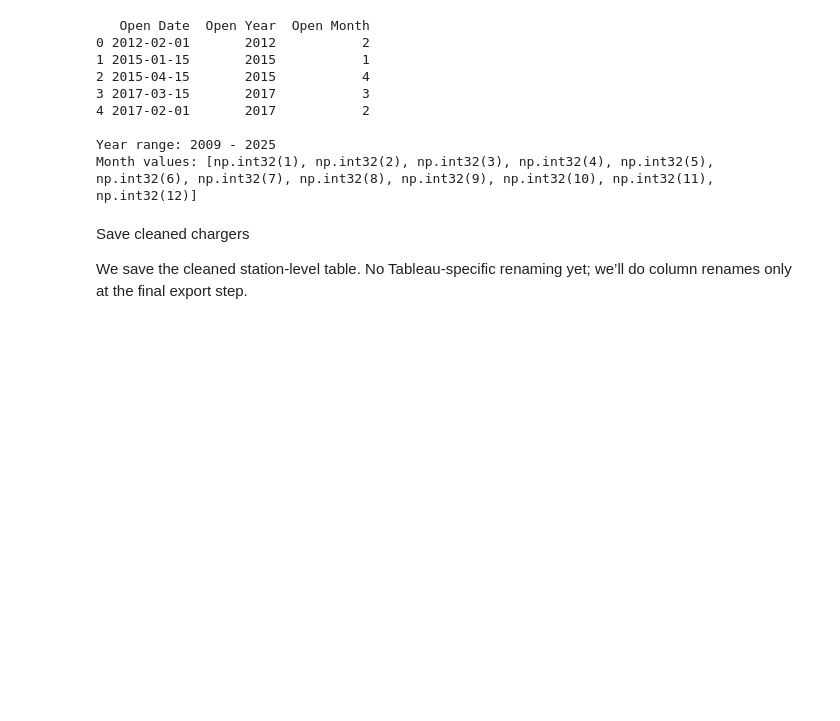
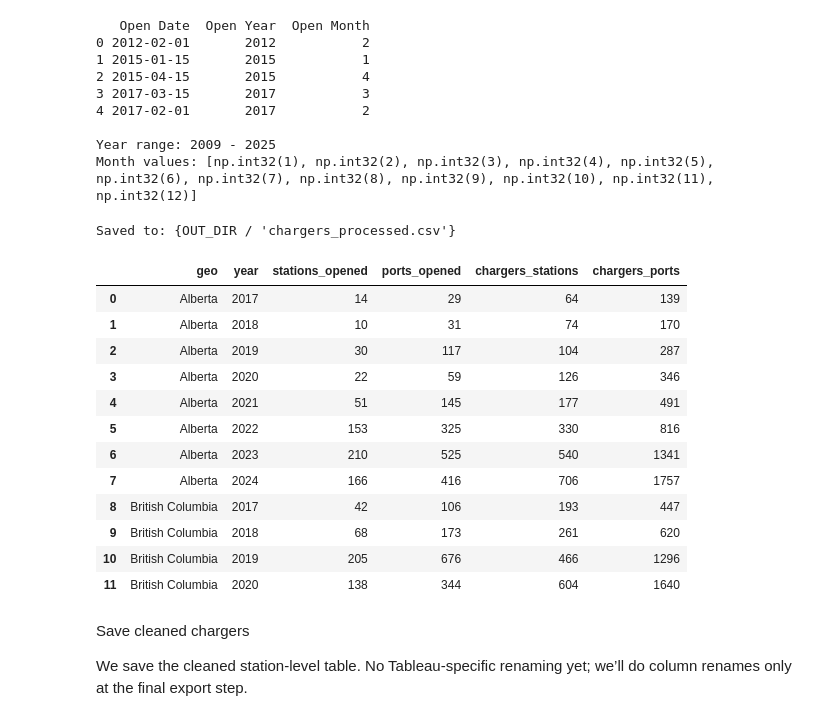
Before and after one commit to sarvenaz-vsl/Electrical-Vehicle-Adoption-Canada, a Jupyter notebook: Electrical_Vehicle_Adoption_Canada.ipynb, the cells around one changed output. Cells and saved outputs as stored; diff of their text form; code cells hidden in the pictures; blank space fills up the shorter version.

Commit message:
Debugged the chargers dataset

```diff
--- a/Electrical_Vehicle_Adoption_Canada.ipynb
+++ b/Electrical_Vehicle_Adoption_Canada.ipynb
@@ -376,6 +376,71 @@ if nat_post:
 
 Year range: 2009 - 2025
 Month values: [np.int32(1), np.int32(2), np.int32(3), np.int32(4), np.int32(5), np.int32(6), np.int32(7), np.int32(8), np.int32(9), np.int32(10), np.int32(11), np.int32(12)]
+# %%
+# === Chargers → ONE yearly file (2017–2024) with proper baseline (<=2016) ===
+PROV_MAP = {
+    "AB":"Alberta","BC":"British Columbia","MB":"Manitoba","NB":"New Brunswick",
+    "NL":"Newfoundland and Labrador","NS":"Nova Scotia","NT":"Northwest Territories",
+    "NU":"Nunavut","ON":"Ontario","PE":"Prince Edward Island","QC":"Quebec",
+    "SK":"Saskatchewan","YT":"Yukon"
+}
+YEARS = list(range(2017, 2025))  # 2017..2024
+
+cf = chargers_final.copy()
+cf["geo"] = cf["State"].map(PROV_MAP)
+cf["ports"] = cf["EV Level2 EVSE Num"].astype(int) + cf["EV DC Fast Count"].astype(int)
+
+# Openings for ALL years (we'll use <=2016 as baseline, 2017..2024 as analysis window)
+all_open = (cf.groupby(["geo", "Open Year"], as_index=False)
+              .agg(stations_opened=("ID","nunique"),
+                   ports_opened=("ports","sum"))
+              .rename(columns={"Open Year":"year"})
+              .sort_values(["geo","year"]))
+
+# Baseline up to 2016 (stock already in service before our window)
+base = (all_open[all_open["year"] <= 2016]
+          .groupby("geo", as_index=False)
+          .agg(baseline_stations=("stations_opened","sum"),
+               baseline_ports=("ports_opened","sum")))
+
+# Openings only for 2017..2024
+open_1724 = all_open[all_open["year"].between(2017, 2024)].copy()
+
+# Cumulative stock within 2017..2024, starting from baseline
+open_1724 = open_1724.merge(base, on="geo", how="left").fillna({"baseline_stations":0, "baseline_ports":0})
+open_1724["chargers_stations"] = open_1724.groupby("geo")["stations_opened"].cumsum() + open_1724["baseline_stations"]
+open_1724["chargers_ports"]    = open_1724.groupby("geo")["ports_opened"].cumsum()    + open_1724["baseline_ports"]
+
+# Ensure full geo × year grid (carry forward stock; openings=0 where missing)
+grid = (pd.MultiIndex.from_product([open_1724["geo"].dropna().unique(), YEARS],
+                                   names=["geo","year"]).to_frame(index=False))
+chargers_clean = grid.merge(open_1724[["geo","year","stations_opened","ports_opened","chargers_stations","chargers_ports"]],
+                 on=["geo","year"], how="left").sort_values(["geo","year"])
+
+# Fill gaps: forward-fill stock; zeros for openings
+chargers_clean[["chargers_stations","chargers_ports"]] = (
+    chargers_clean.groupby("geo")[["chargers_stations","chargers_ports"]].ffill().fillna(0).astype(int)
+)
+chargers_clean[["stations_opened","ports_opened"]] = chargers_clean[["stations_opened","ports_opened"]].fillna(0).astype(int)
+
+chargers_clean.to_csv(OUT_DIR / "chargers_processed.csv", index=False)
+print("Saved to: {OUT_DIR / 'chargers_processed.csv'}")
+display(chargers_clean.head(12))
+# %% [output]
+Saved to: {OUT_DIR / 'chargers_processed.csv'}
+|  | geo | year | stations_opened | ports_opened | chargers_stations | chargers_ports |
+| 0 | Alberta | 2017 | 14 | 29 | 64 | 139 |
+| 1 | Alberta | 2018 | 10 | 31 | 74 | 170 |
+| 2 | Alberta | 2019 | 30 | 117 | 104 | 287 |
+| 3 | Alberta | 2020 | 22 | 59 | 126 | 346 |
+| 4 | Alberta | 2021 | 51 | 145 | 177 | 491 |
+| 5 | Alberta | 2022 | 153 | 325 | 330 | 816 |
+| 6 | Alberta | 2023 | 210 | 525 | 540 | 1341 |
+| 7 | Alberta | 2024 | 166 | 416 | 706 | 1757 |
+| 8 | British Columbia | 2017 | 42 | 106 | 193 | 447 |
+| 9 | British Columbia | 2018 | 68 | 173 | 261 | 620 |
+| 10 | British Columbia | 2019 | 205 | 676 | 466 | 1296 |
+| 11 | British Columbia | 2020 | 138 | 344 | 604 | 1640 |
 # %% [markdown]
 Save cleaned chargers
 
```
Also changed, not shown: parts of 1 cell of this notebook, 1 other file.
